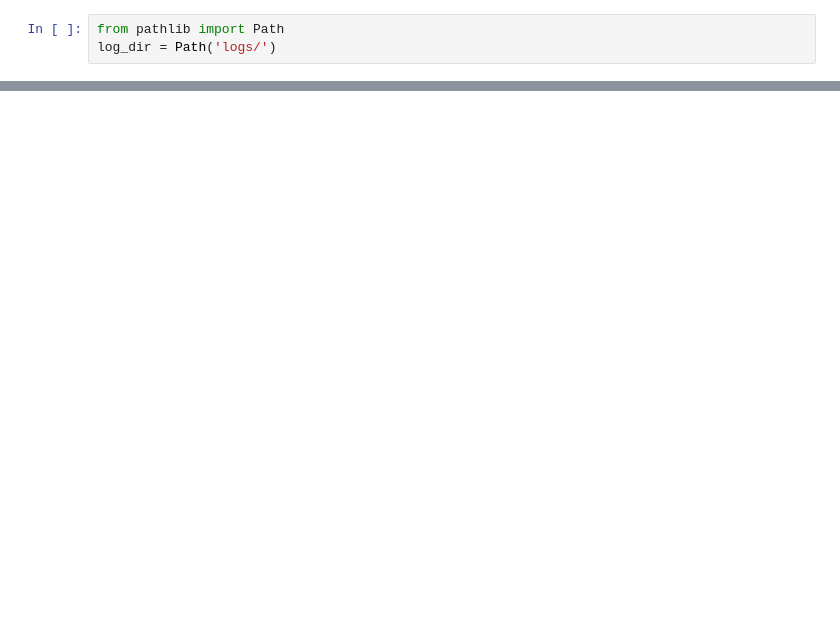
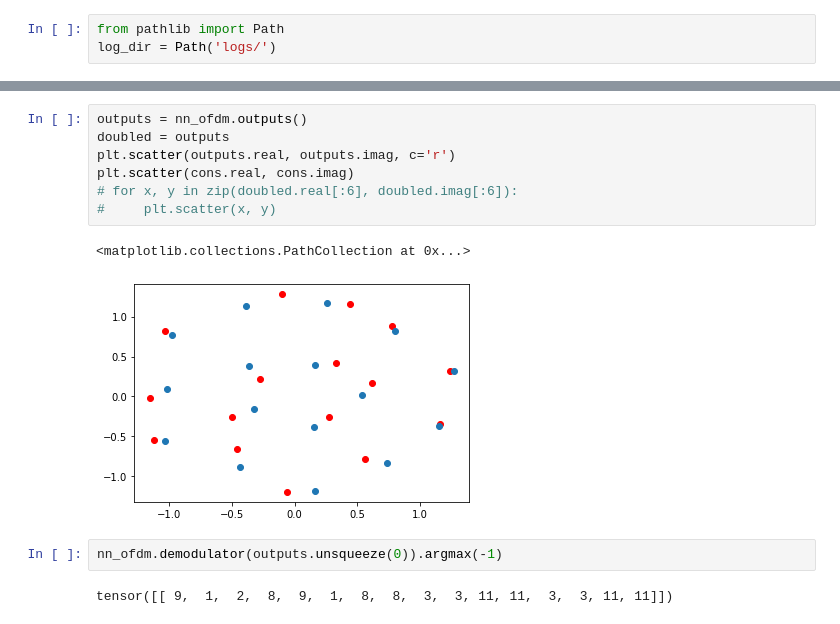
Before and after one commit to DmitryBelikov/ml-modulation, a Jupyter notebook: notebooks/OFDM.ipynb, the cells around one changed output, grey strips where cells are left out. Saved outputs shown, nothing was run; the diff lists cells and outputs as text; blank space fills up the shorter version.

```diff
--- a/notebooks/OFDM.ipynb
+++ b/notebooks/OFDM.ipynb
@@ -40,0 +327,14 @@ class Ofdm(pl.LightningModule):
+# %%
+outputs = nn_ofdm.outputs()
+doubled = outputs
+plt.scatter(outputs.real, outputs.imag, c='r')
+plt.scatter(cons.real, cons.imag)
+# for x, y in zip(doubled.real[:6], doubled.imag[:6]):
+#     plt.scatter(x, y)
+# %% [output]
+<matplotlib.collections.PathCollection at 0x...>
+[figure, added]
+# %%
+nn_ofdm.demodulator(outputs.unsqueeze(0)).argmax(-1)
+# %% [output]
+tensor([[ 9,  1,  2,  8,  9,  1,  8,  8,  3,  3, 11, 11,  3,  3, 11, 11]])
```
Also changed, not shown: parts of 30 cells of this notebook, 16 other files.
